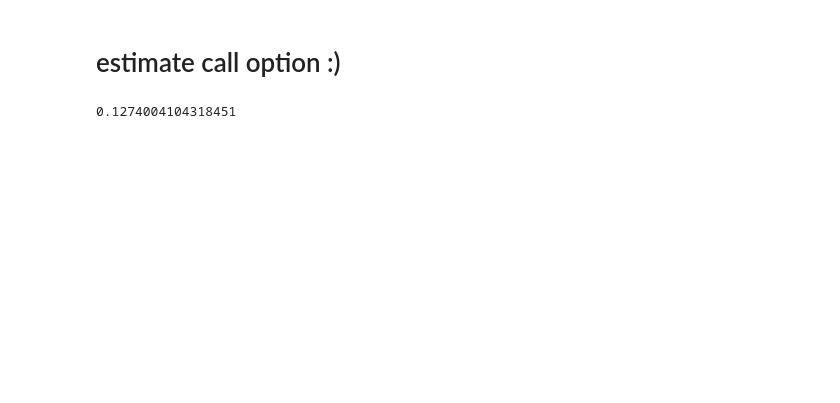
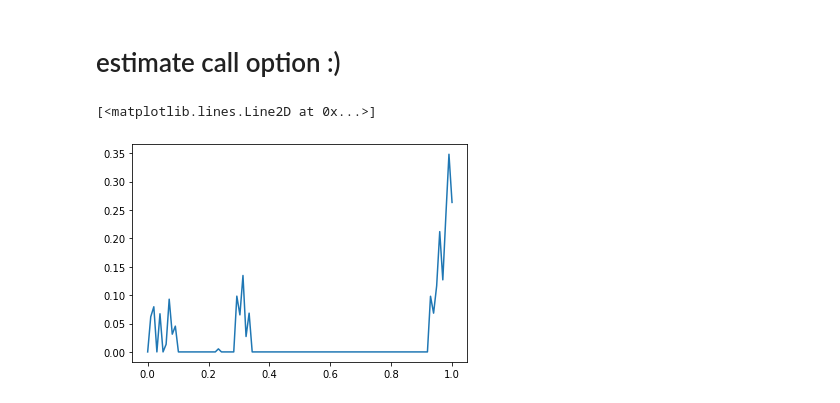
Before and after one commit to gamble27/random-processes, a Jupyter notebook: l4.ipynb, the cells around one changed output. Cells and saved outputs as stored; diff of their text form; code cells hidden in the pictures; blank space fills up the shorter version.

```diff
--- a/l4.ipynb
+++ b/l4.ipynb
@@ -93,8 +111,9 @@ def f(x, m=0.1):
     return (x - m) * (x-m > 0)
 # %%
 f_x1 = f(x1)
-f_x1.mean()
+plt.plot(t,f_x1)
 # %% [output]
-0.1274004104318451
+[<matplotlib.lines.Line2D at 0x...>]
+[figure, added]
 # %%
 f_x2 = f(x2)
```
Also changed, not shown: parts of 10 cells of this notebook.
